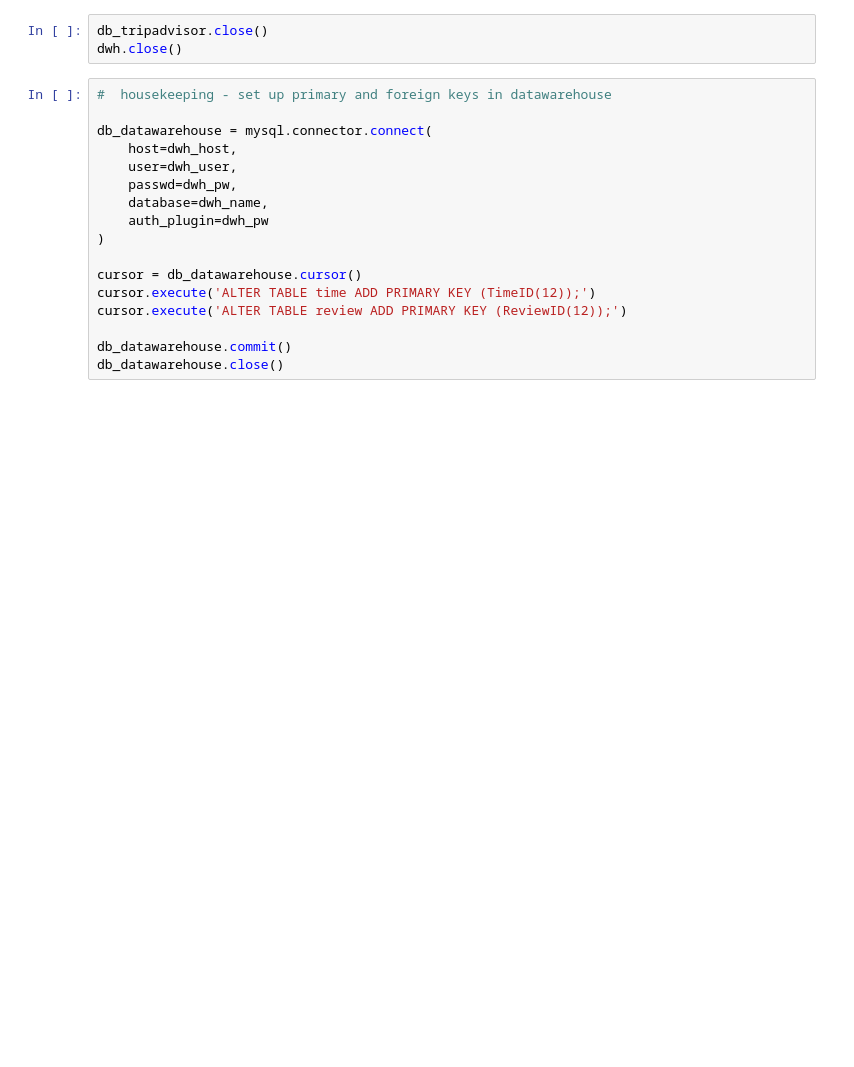
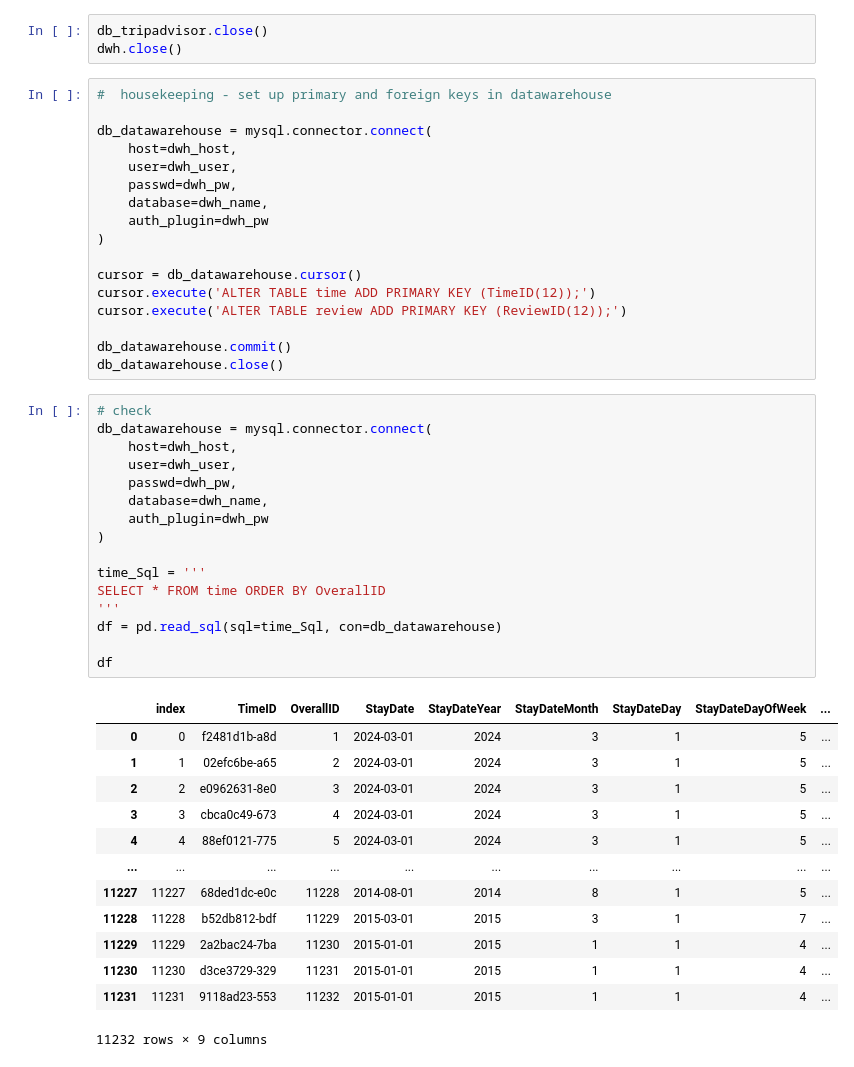
Before and after one commit to joannelxl/DataOpsMLOps, a Jupyter notebook: ETL_TestNotebook.ipynb, the cells around one changed output. Saved outputs shown, nothing was run; the diff lists cells and outputs as text; blank space fills up the shorter version.

```diff
--- a/ETL_TestNotebook.ipynb
+++ b/ETL_TestNotebook.ipynb
@@ -162,3 +209,33 @@ cursor.execute('ALTER TABLE review ADD PRIMARY KEY (ReviewID(12));')
 
 db_datawarehouse.commit()
 db_datawarehouse.close()
+# %%
+# check
+db_datawarehouse = mysql.connector.connect(
+	host=dwh_host,
+	user=dwh_user,
+	passwd=dwh_pw,
+	database=dwh_name,
+    auth_plugin=dwh_pw
+)
+
+time_Sql = '''
+SELECT * FROM time ORDER BY OverallID
+'''
+df = pd.read_sql(sql=time_Sql, con=db_datawarehouse)
+
+df
+# %% [output]
+|  | index | TimeID | OverallID | StayDate | StayDateYear | StayDateMonth | StayDateDay | StayDateDayOfWeek | ... |
+| 0 | 0 | f2481d1b-a8d | 1 | 2024-03-01 | 2024 | 3 | 1 | 5 | ... |
+| 1 | 1 | 02efc6be-a65 | 2 | 2024-03-01 | 2024 | 3 | 1 | 5 | ... |
+| 2 | 2 | e0962631-8e0 | 3 | 2024-03-01 | 2024 | 3 | 1 | 5 | ... |
+| 3 | 3 | cbca0c49-673 | 4 | 2024-03-01 | 2024 | 3 | 1 | 5 | ... |
+| 4 | 4 | 88ef0121-775 | 5 | 2024-03-01 | 2024 | 3 | 1 | 5 | ... |
+| ... | ... | ... | ... | ... | ... | ... | ... | ... | ... |
+| 11227 | 11227 | 68ded1dc-e0c | 11228 | 2014-08-01 | 2014 | 8 | 1 | 5 | ... |
+| 11228 | 11228 | b52db812-bdf | 11229 | 2015-03-01 | 2015 | 3 | 1 | 7 | ... |
+| 11229 | 11229 | 2a2bac24-7ba | 11230 | 2015-01-01 | 2015 | 1 | 1 | 4 | ... |
+| 11230 | 11230 | d3ce3729-329 | 11231 | 2015-01-01 | 2015 | 1 | 1 | 4 | ... |
+| 11231 | 11231 | 9118ad23-553 | 11232 | 2015-01-01 | 2015 | 1 | 1 | 4 | ... |
+11232 rows × 9 columns
```
Also changed, not shown: parts of 11 cells of this notebook.
